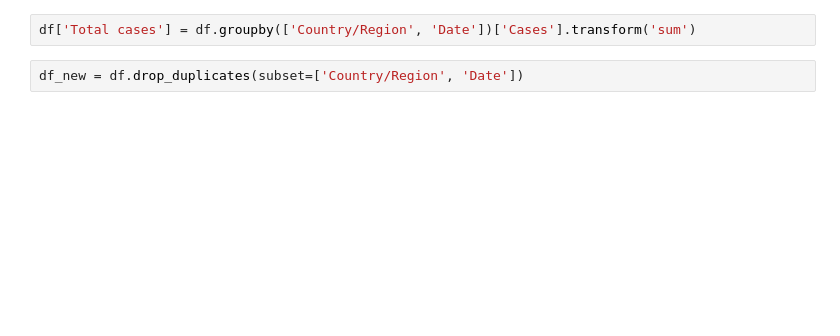
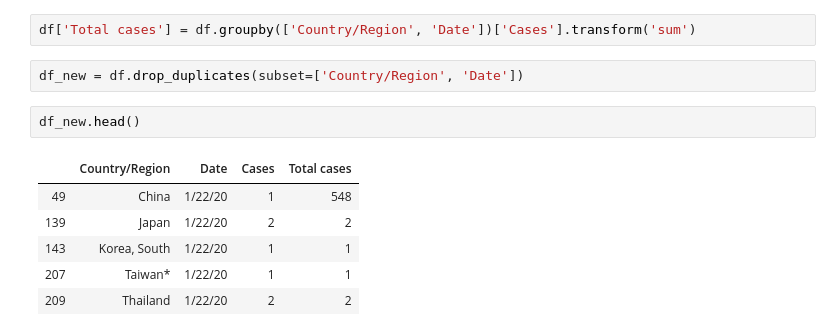
Before and after one commit to peetujuuti/datascience, a Jupyter notebook: covid-19_cases_world_map_animated/covid19_cases.ipynb, the cells around one changed output. Drawn from its saved outputs; the diff is of its cells as text; blank space fills up the shorter version.

```diff
--- a/covid-19_cases_world_map_animated/covid19_cases.ipynb
+++ b/covid-19_cases_world_map_animated/covid19_cases.ipynb
@@ -98,6 +100,15 @@ array(['1/22/20', '1/23/20', '1/24/20', '1/25/20', '1/26/20', '1/27/20',
 df['Total cases'] = df.groupby(['Country/Region', 'Date'])['Cases'].transform('sum')
 # %%
 df_new = df.drop_duplicates(subset=['Country/Region', 'Date'])
+# %%
+df_new.head()
+# %% [output]
+|  | Country/Region | Date | Cases | Total cases |
+| 49 | China | 1/22/20 | 1 | 548 |
+| 139 | Japan | 1/22/20 | 2 | 2 |
+| 143 | Korea, South | 1/22/20 | 1 | 1 |
+| 207 | Taiwan* | 1/22/20 | 1 | 1 |
+| 209 | Thailand | 1/22/20 | 2 | 2 |
 # %%
 fig = px.scatter_geo(df_new, locations='Country/Region', locationmode='country names', hover_name='Country/Region',
 color_discrete_sequence=px.colors.qualitative.Light24, projection='natural earth',
```
Also changed, not shown: parts of 9 cells of this notebook, 1 other file.
